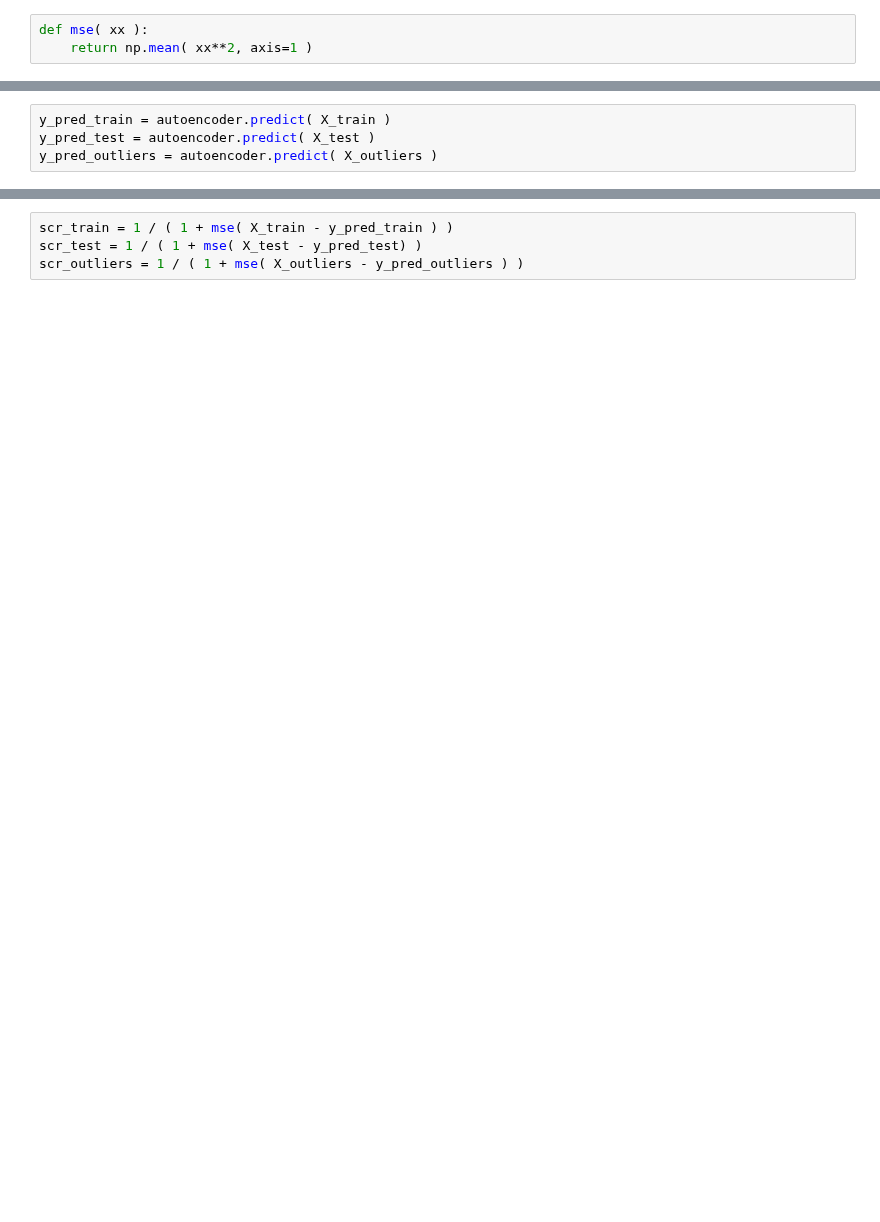
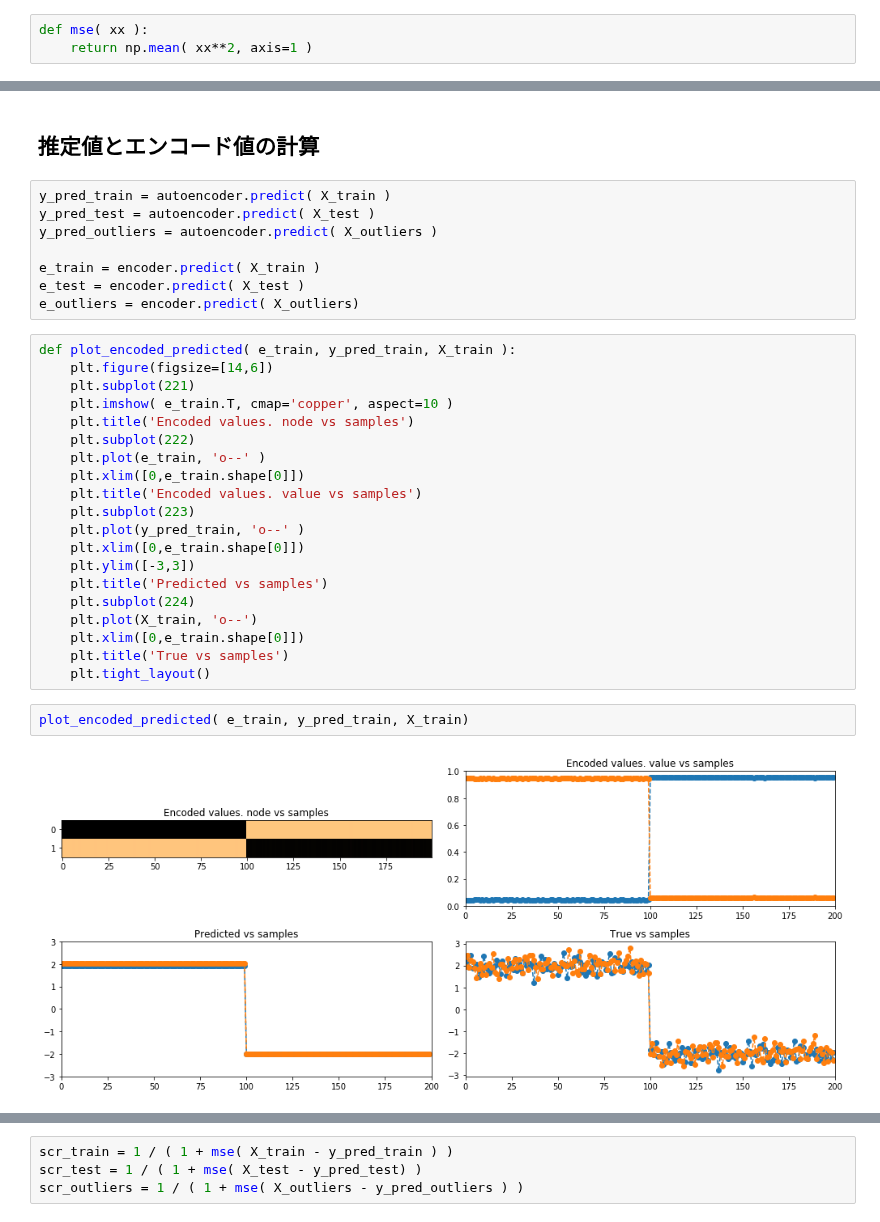
Before and after one commit to t2240013/hello-world, a Jupyter notebook: AudoEncoder_ijo.ipynb, the cells around one changed output, grey strips where cells are left out. Cells and saved outputs as stored; diff of their text form; blank space fills up the shorter version.

```diff
--- a/AudoEncoder_ijo.ipynb
+++ b/AudoEncoder_ijo.ipynb
@@ -124,4 +142,34 @@ plt.show()
+# %% [markdown]
+## 推定値とエンコード値の計算
 # %%
 y_pred_train = autoencoder.predict( X_train )
 y_pred_test = autoencoder.predict( X_test )
 y_pred_outliers = autoencoder.predict( X_outliers )
+
+e_train = encoder.predict( X_train )
+e_test = encoder.predict( X_test )
+e_outliers = encoder.predict( X_outliers)
+# %%
+def plot_encoded_predicted( e_train, y_pred_train, X_train ):
+    plt.figure(figsize=[14,6])
+    plt.subplot(221)
+    plt.imshow( e_train.T, cmap='copper', aspect=10 )
+    plt.title('Encoded values. node vs samples')
+    plt.subplot(222)
+    plt.plot(e_train, 'o--' )
+    plt.xlim([0,e_train.shape[0]])
+    plt.title('Encoded values. value vs samples')
+    plt.subplot(223)
+    plt.plot(y_pred_train, 'o--' )
+    plt.xlim([0,e_train.shape[0]])
+    plt.ylim([-3,3])
+    plt.title('Predicted vs samples')
+    plt.subplot(224)
+    plt.plot(X_train, 'o--')
+    plt.xlim([0,e_train.shape[0]])
+    plt.title('True vs samples')
+    plt.tight_layout()
+# %%
+plot_encoded_predicted( e_train, y_pred_train, X_train)
+# %% [output]
+[figure, added]
```
Also changed, not shown: parts of 17 cells of this notebook.
